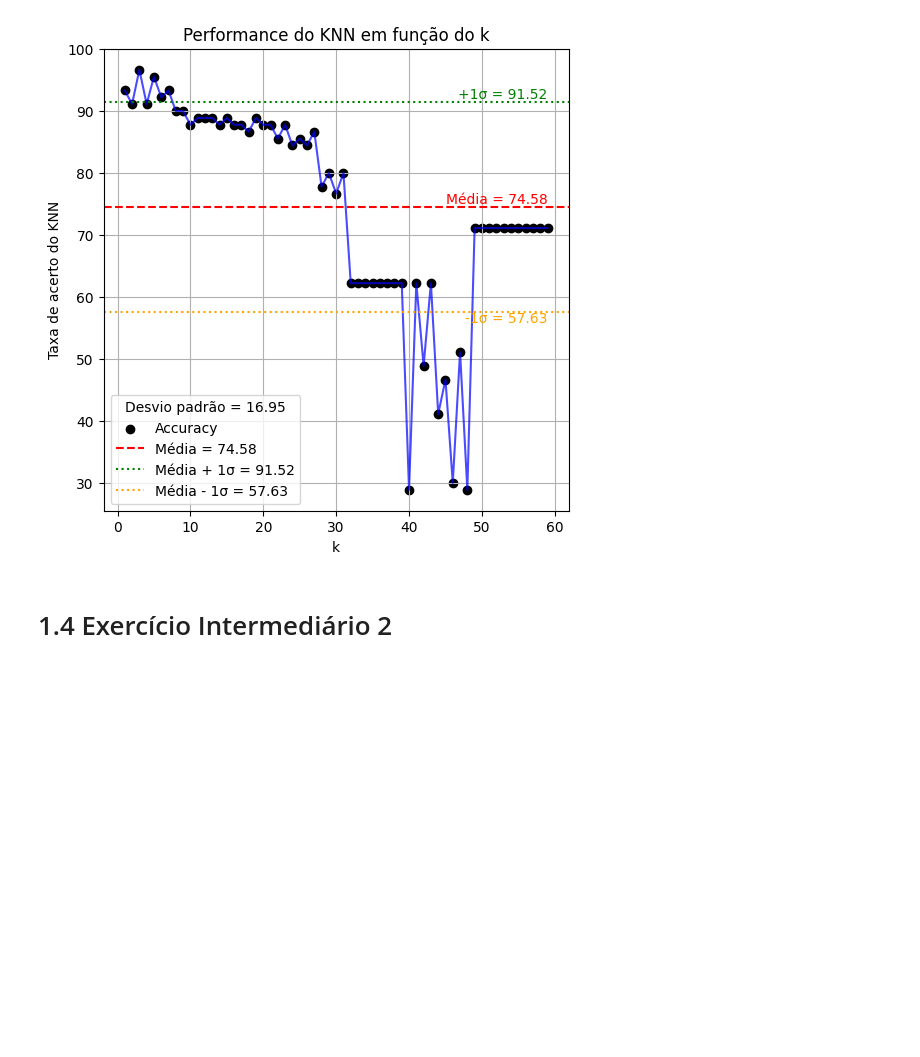
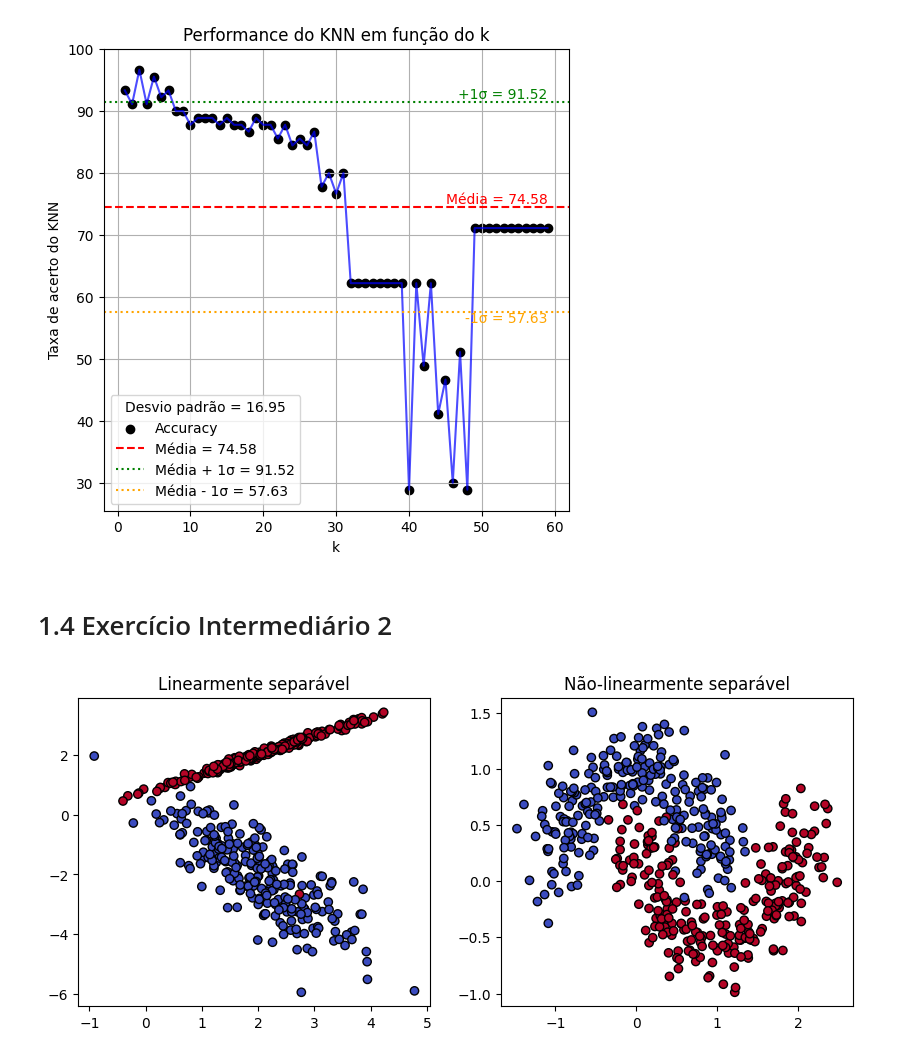
Before and after one commit to gvcf20/IRP, a Jupyter notebook: python/KNN/KNN_Ponderado.ipynb, the cells around one changed output. Saved outputs shown, nothing was run; the diff lists cells and outputs as text; code cells hidden in the pictures; blank space fills up the shorter version.

```diff
--- a/python/KNN/KNN_Ponderado.ipynb
+++ b/python/KNN/KNN_Ponderado.ipynb
@@ -228,0 +322,38 @@ k = 59 → Accuracy = 71.11
+# %%
+from sklearn.datasets import make_classification, make_moons
+
+X_linear, y_linear = make_classification(
+    n_samples=500,
+    n_features=2,
+    n_redundant=0,
+    n_informative=2,
+    n_clusters_per_class=1,
+    class_sep=2.0,
+    random_state=42
+)
+
+X_nonlinear, y_nonlinear = make_moons(
+    n_samples=500,
+    noise=0.2,
+    random_state=42
+)
+
+X_lin_train, X_lin_test, y_lin_train, y_lin_test = train_test_split(
+    X_linear, y_linear, test_size=0.3, random_state=42
+)
+
+X_non_train, X_non_test, y_non_train, y_non_test = train_test_split(
+    X_nonlinear, y_nonlinear, test_size=0.3, random_state=42
+)
+
+fig, axs = plt.subplots(1, 2, figsize=(10, 4))
+
+axs[0].scatter(X_linear[:, 0], X_linear[:, 1], c=y_linear, cmap=plt.cm.coolwarm, edgecolor='k')
+axs[0].set_title("Linearmente separável")
+
+axs[1].scatter(X_nonlinear[:, 0], X_nonlinear[:, 1], c=y_nonlinear, cmap=plt.cm.coolwarm, edgecolor='k')
+axs[1].set_title("Não-linearmente separável")
+
+plt.show()
+# %% [output]
+[figure, added]
```
Also changed, not shown: parts of 6 cells of this notebook, 2 other files.
